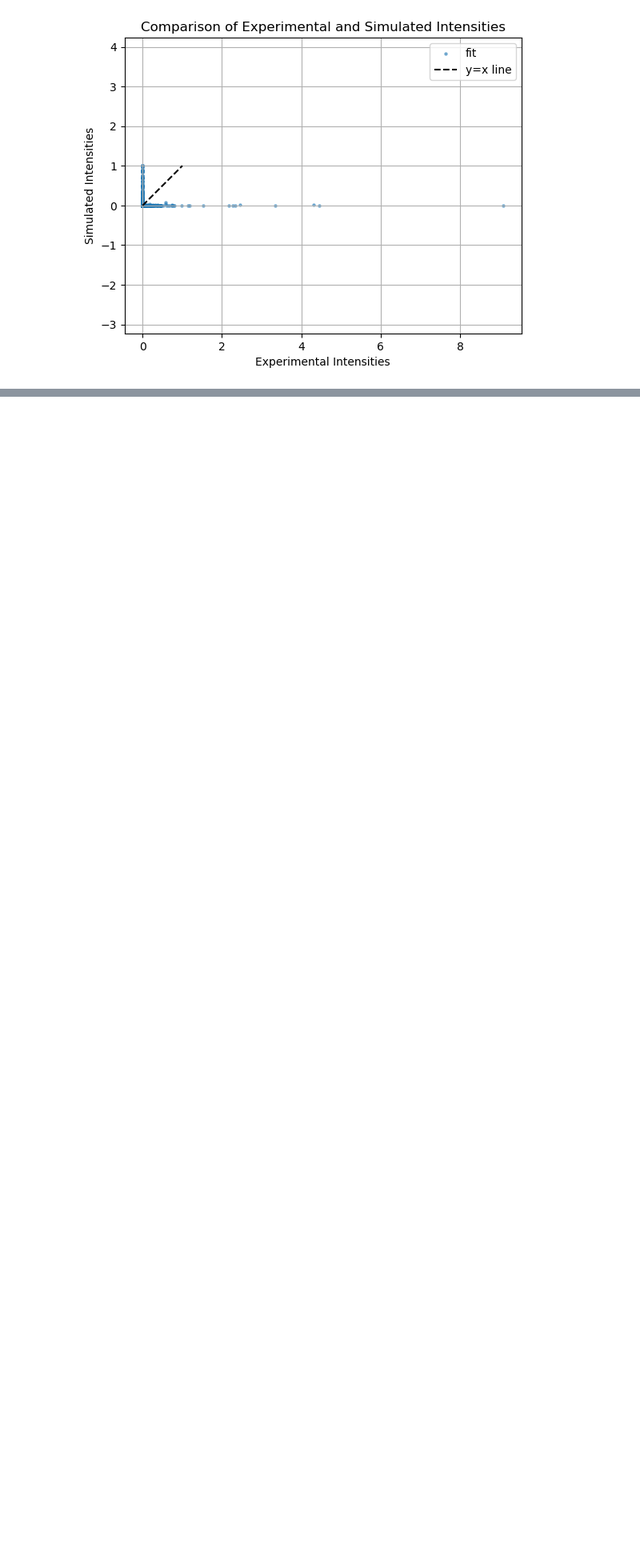
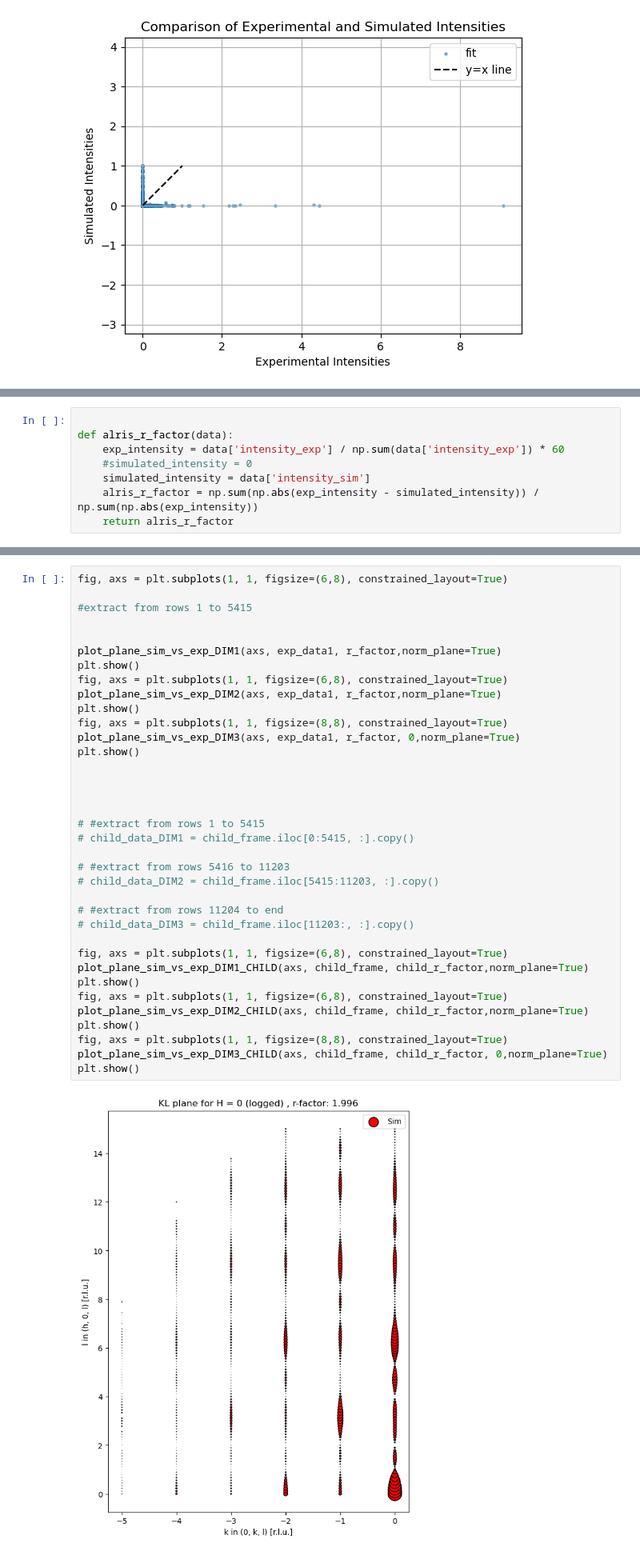
Before and after one commit to bleubreeymeow/CrystalClearFit, a Jupyter notebook: alrisDistortionFit/Distortion_visualiser.ipynb, the cells around one changed output, grey strips where cells are left out. Shown at 80% size. Cells and saved outputs as stored; diff of their text form; blank space fills up the shorter version.

```diff
--- a/alrisDistortionFit/Distortion_visualiser.ipynb
+++ b/alrisDistortionFit/Distortion_visualiser.ipynb
@@ -387,0 +454,8 @@ from time import time
+# %%
+
+def alris_r_factor(data):
+    exp_intensity = data['intensity_exp'] / np.sum(data['intensity_exp']) * 60
+    #simulated_intensity = 0
+    simulated_intensity = data['intensity_sim']
+    alris_r_factor = np.sum(np.abs(exp_intensity - simulated_intensity)) / np.sum(np.abs(exp_intensity))
+    return alris_r_factor
@@ -387,0 +542,38 @@ from time import time
+# %%
+fig, axs = plt.subplots(1, 1, figsize=(6,8), constrained_layout=True)
+
+#extract from rows 1 to 5415
+
+
+plot_plane_sim_vs_exp_DIM1(axs, exp_data1, r_factor,norm_plane=True)
+plt.show()
+fig, axs = plt.subplots(1, 1, figsize=(6,8), constrained_layout=True)
+plot_plane_sim_vs_exp_DIM2(axs, exp_data1, r_factor,norm_plane=True)
+plt.show()
+fig, axs = plt.subplots(1, 1, figsize=(8,8), constrained_layout=True)
+plot_plane_sim_vs_exp_DIM3(axs, exp_data1, r_factor, 0,norm_plane=True)
+plt.show()
+
+
+
+
+# #extract from rows 1 to 5415
+# child_data_DIM1 = child_frame.iloc[0:5415, :].copy()
+
+# #extract from rows 5416 to 11203
+# child_data_DIM2 = child_frame.iloc[5415:11203, :].copy()
+
+# #extract from rows 11204 to end
+# child_data_DIM3 = child_frame.iloc[11203:, :].copy()
+
+fig, axs = plt.subplots(1, 1, figsize=(6,8), constrained_layout=True)
+plot_plane_sim_vs_exp_DIM1_CHILD(axs, child_frame, child_r_factor,norm_plane=True)
+plt.show()
+fig, axs = plt.subplots(1, 1, figsize=(6,8), constrained_layout=True)
+plot_plane_sim_vs_exp_DIM2_CHILD(axs, child_frame, child_r_factor,norm_plane=True)
+plt.show()
+fig, axs = plt.subplots(1, 1, figsize=(8,8), constrained_layout=True)
+plot_plane_sim_vs_exp_DIM3_CHILD(axs, child_frame, child_r_factor, 0,norm_plane=True)
+plt.show()
+# %% [output]
+[figure, added]
```
Also changed, not shown: parts of 10 cells of this notebook, 2 other files.
